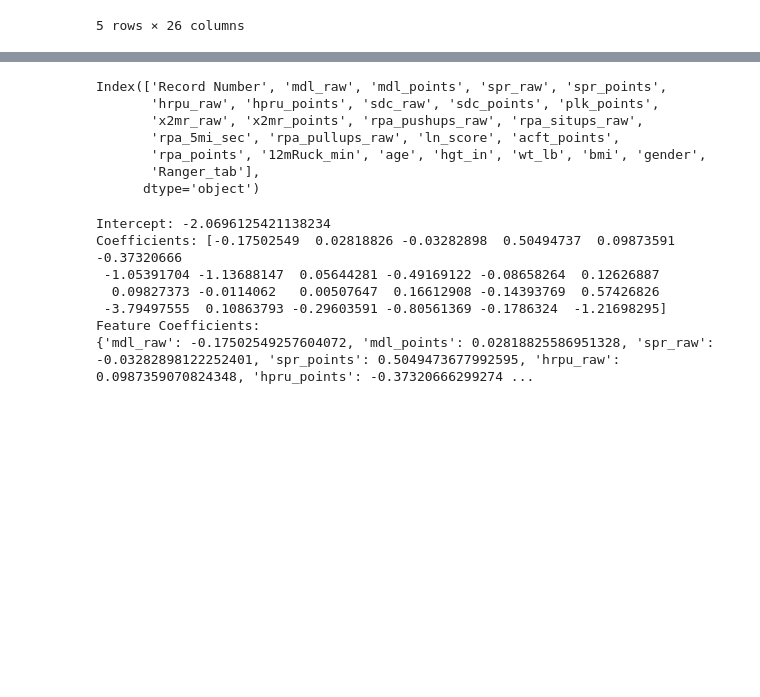
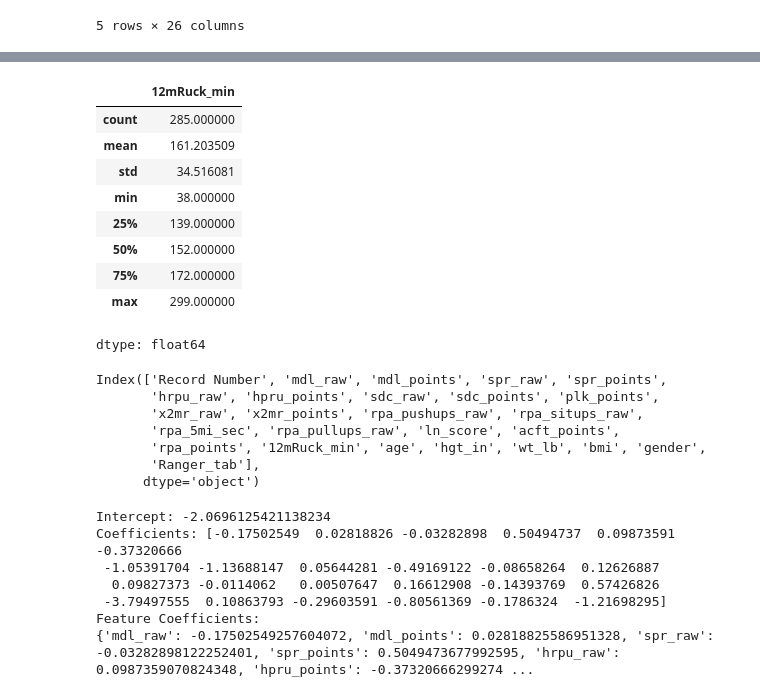
Before and after one commit to lonespear/ma103, a Jupyter notebook: ranger_school_log_reg.ipynb, the cells around one changed output, grey strips where cells are left out. Drawn from its saved outputs; the diff is of its cells as text; code cells hidden in the pictures; blank space fills up the shorter version.

```diff
--- a/ranger_school_log_reg.ipynb
+++ b/ranger_school_log_reg.ipynb
@@ -118,4 +118,17 @@ df.rpa_pullups_raw.describe()
 dtype: float64
+# %%
+df['12mRuck_min'].describe()
+# %% [output]
+|  | 12mRuck_min |
+| count | 285.000000 |
+| mean | 161.203509 |
+| std | 34.516081 |
+| min | 38.000000 |
+| 25% | 139.000000 |
+| 50% | 152.000000 |
+| 75% | 172.000000 |
+| max | 299.000000 |
+dtype: float64
 # %%
 df.columns
 # %% [output]
```
Also changed, not shown: parts of 6 cells of this notebook.
